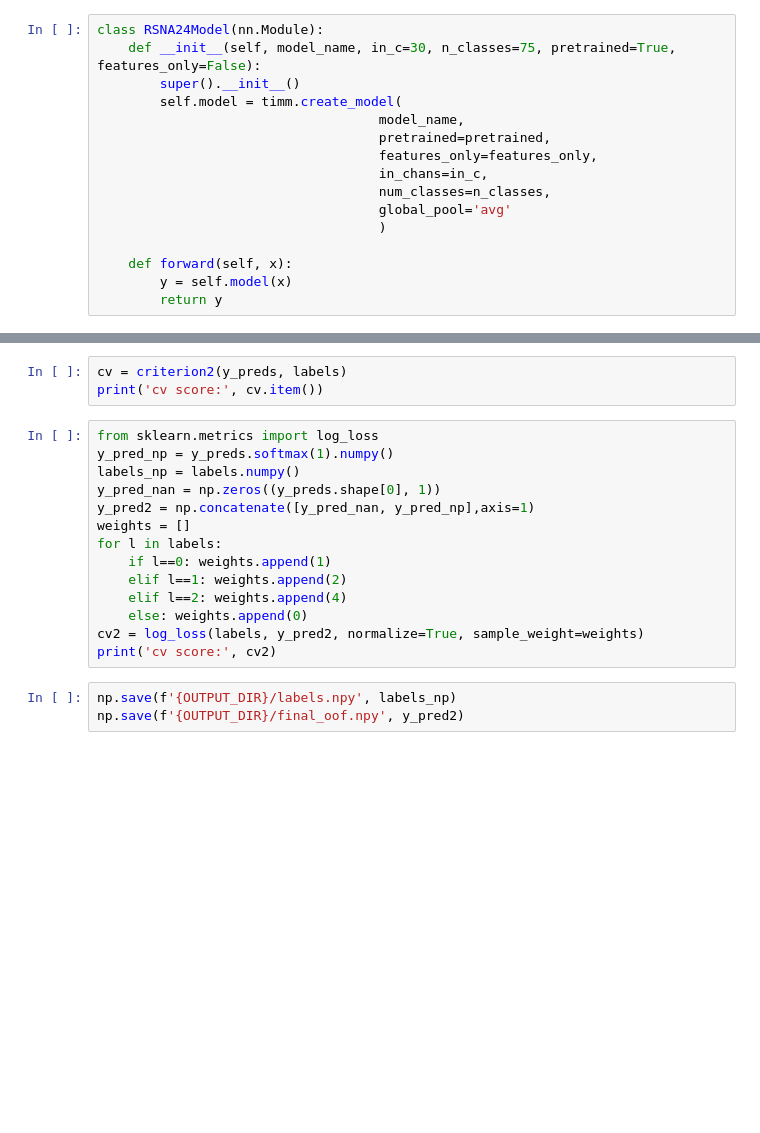
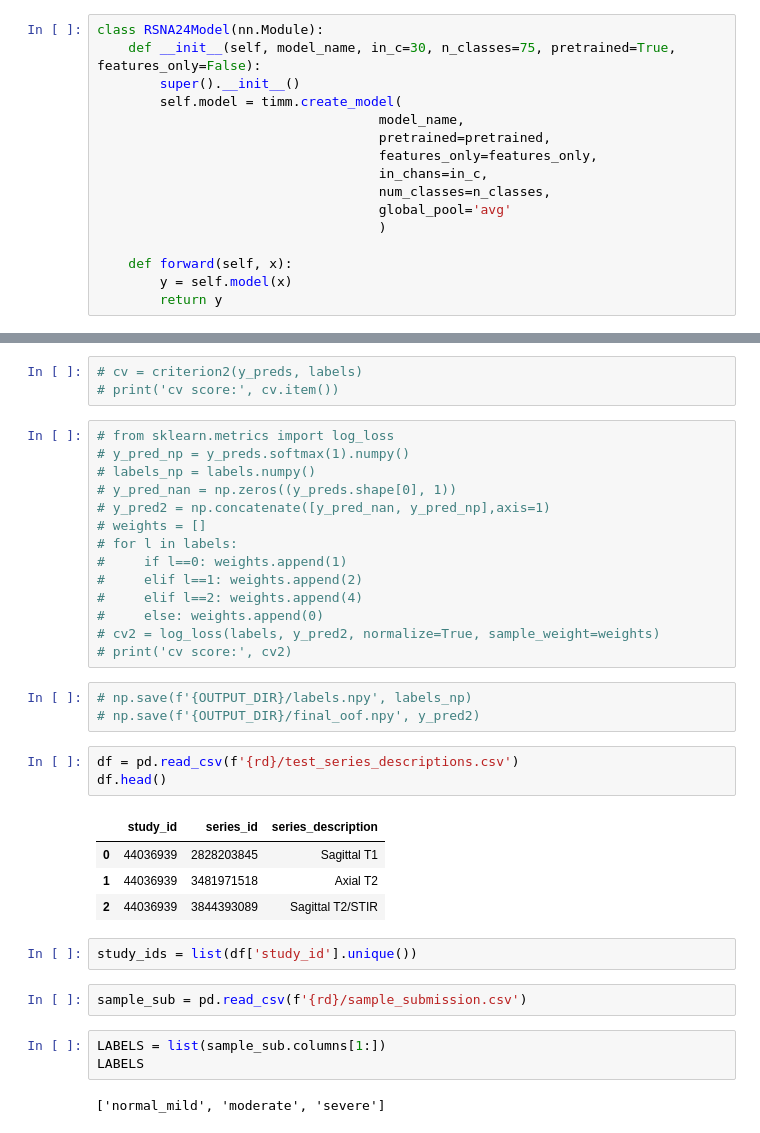
Before and after one commit to rickkosse/RSNA-2024-Lumbar-Spine-Degenerative-Classification, a Jupyter notebook: anatomy-image-visualization-overview-rsna-raids.ipynb, the cells around one changed output, grey strips where cells are left out. Saved outputs shown, nothing was run; the diff lists cells and outputs as text; blank space fills up the shorter version.

```diff
--- a/anatomy-image-visualization-overview-rsna-raids.ipynb
+++ b/anatomy-image-visualization-overview-rsna-raids.ipynb
@@ -804,20 +631,37 @@ labels = torch.cat(labels)
 # %%
-cv = criterion2(y_preds, labels)
-print('cv score:', cv.item())
+# cv = criterion2(y_preds, labels)
+# print('cv score:', cv.item())
 # %%
-from sklearn.metrics import log_loss
-y_pred_np = y_preds.softmax(1).numpy()
-labels_np = labels.numpy()
-y_pred_nan = np.zeros((y_preds.shape[0], 1))
-y_pred2 = np.concatenate([y_pred_nan, y_pred_np],axis=1)
-weights = []
-for l in labels:
-    if l==0: weights.append(1)
-    elif l==1: weights.append(2)
-    elif l==2: weights.append(4)
-    else: weights.append(0)
-cv2 = log_loss(labels, y_pred2, normalize=True, sample_weight=weights)
-print('cv score:', cv2)
+# from sklearn.metrics import log_loss
+# y_pred_np = y_preds.softmax(1).numpy()
+# labels_np = labels.numpy()
+# y_pred_nan = np.zeros((y_preds.shape[0], 1))
+# y_pred2 = np.concatenate([y_pred_nan, y_pred_np],axis=1)
+# weights = []
+# for l in labels:
+#     if l==0: weights.append(1)
+#     elif l==1: weights.append(2)
+#     elif l==2: weights.append(4)
+#     else: weights.append(0)
+# cv2 = log_loss(labels, y_pred2, normalize=True, sample_weight=weights)
+# print('cv score:', cv2)
 # %%
-np.save(f'{OUTPUT_DIR}/labels.npy', labels_np)
-np.save(f'{OUTPUT_DIR}/final_oof.npy', y_pred2)
+# np.save(f'{OUTPUT_DIR}/labels.npy', labels_np)
+# np.save(f'{OUTPUT_DIR}/final_oof.npy', y_pred2)
+# %%
+df = pd.read_csv(f'{rd}/test_series_descriptions.csv')
+df.head()
+# %% [output]
+|  | study_id | series_id | series_description |
+| 0 | 44036939 | 2828203845 | Sagittal T1 |
+| 1 | 44036939 | 3481971518 | Axial T2 |
+| 2 | 44036939 | 3844393089 | Sagittal T2/STIR |
+# %%
+study_ids = list(df['study_id'].unique())
+# %%
+sample_sub = pd.read_csv(f'{rd}/sample_submission.csv')
+# %%
+LABELS = list(sample_sub.columns[1:])
+LABELS
+# %% [output]
+['normal_mild', 'moderate', 'severe']
```
Also changed, not shown: parts of 40 cells of this notebook.
